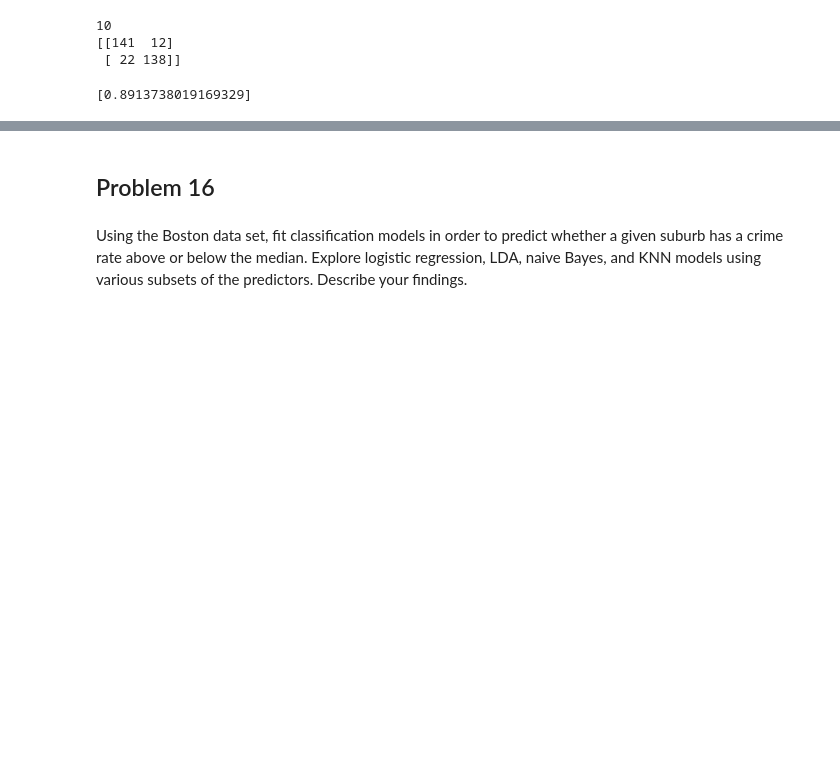
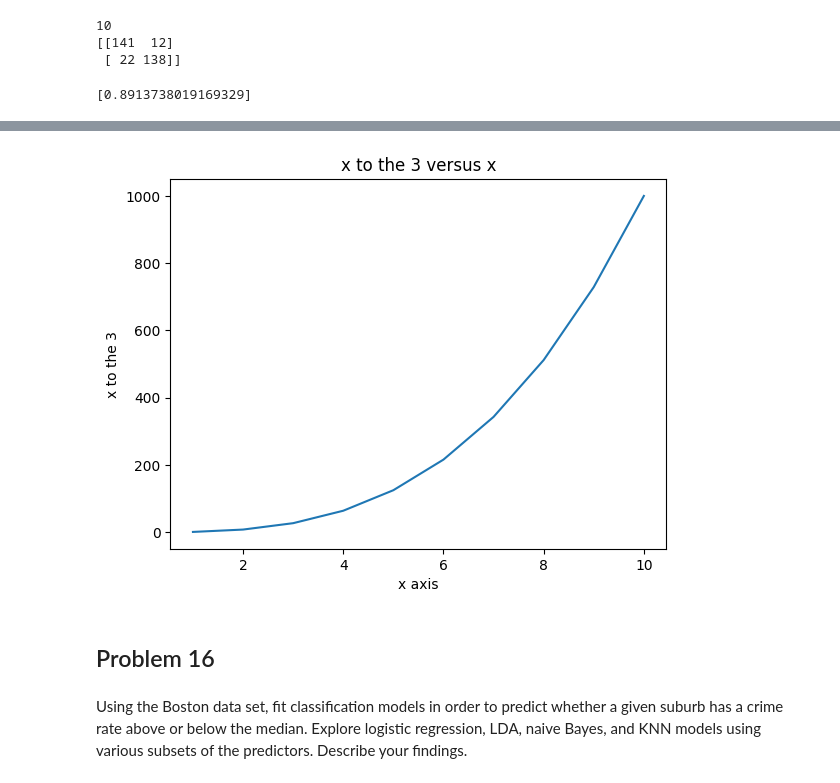
Before and after one commit to kmerkl22/k-s-ISL, a Jupyter notebook: Notebooks/Ch04K-ISLexercises.ipynb, the cells around one changed output, grey strips where cells are left out. Drawn from its saved outputs; the diff is of its cells as text; code cells hidden in the pictures; blank space fills up the shorter version.

```diff
--- a/Notebooks/Ch04K-ISLexercises.ipynb
+++ b/Notebooks/Ch04K-ISLexercises.ipynb
@@ -283,3 +398,14 @@ knn_predictions
+# %%
+def PlotPower(x,n):
+    y=Power3(x,n)
+    plt.plot(x,y)
+    plt.xlabel('x axis')
+    plt.ylabel('x to the {}'.format(n))
+    plt.title('x to the {} versus x'.format(n))
+# %%
+PlotPower(np.arange(1,11),3)
+# %% [output]
+[figure, added]
 # %% [markdown]
 ## Problem 16
 # %% [markdown]
```
Also changed, not shown: parts of 35 cells of this notebook.
